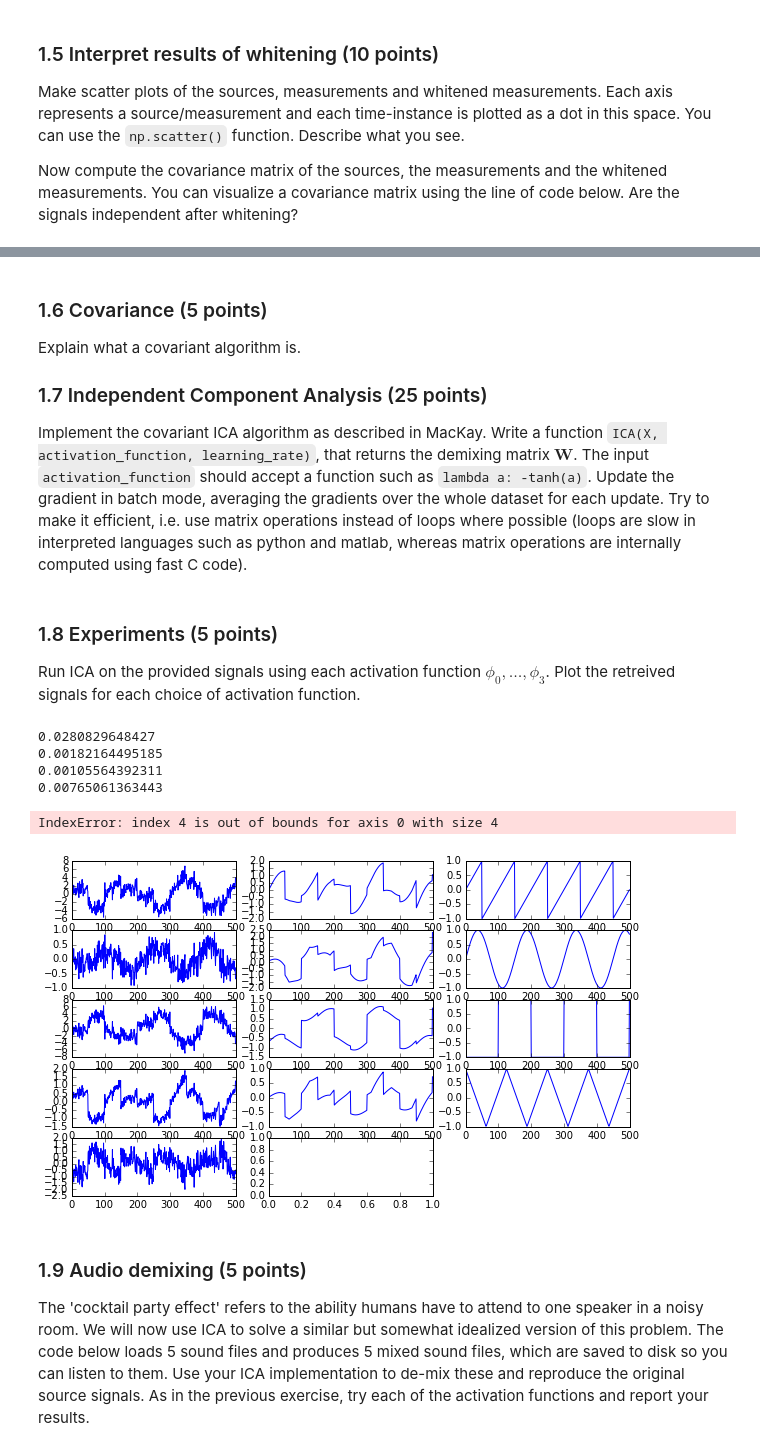
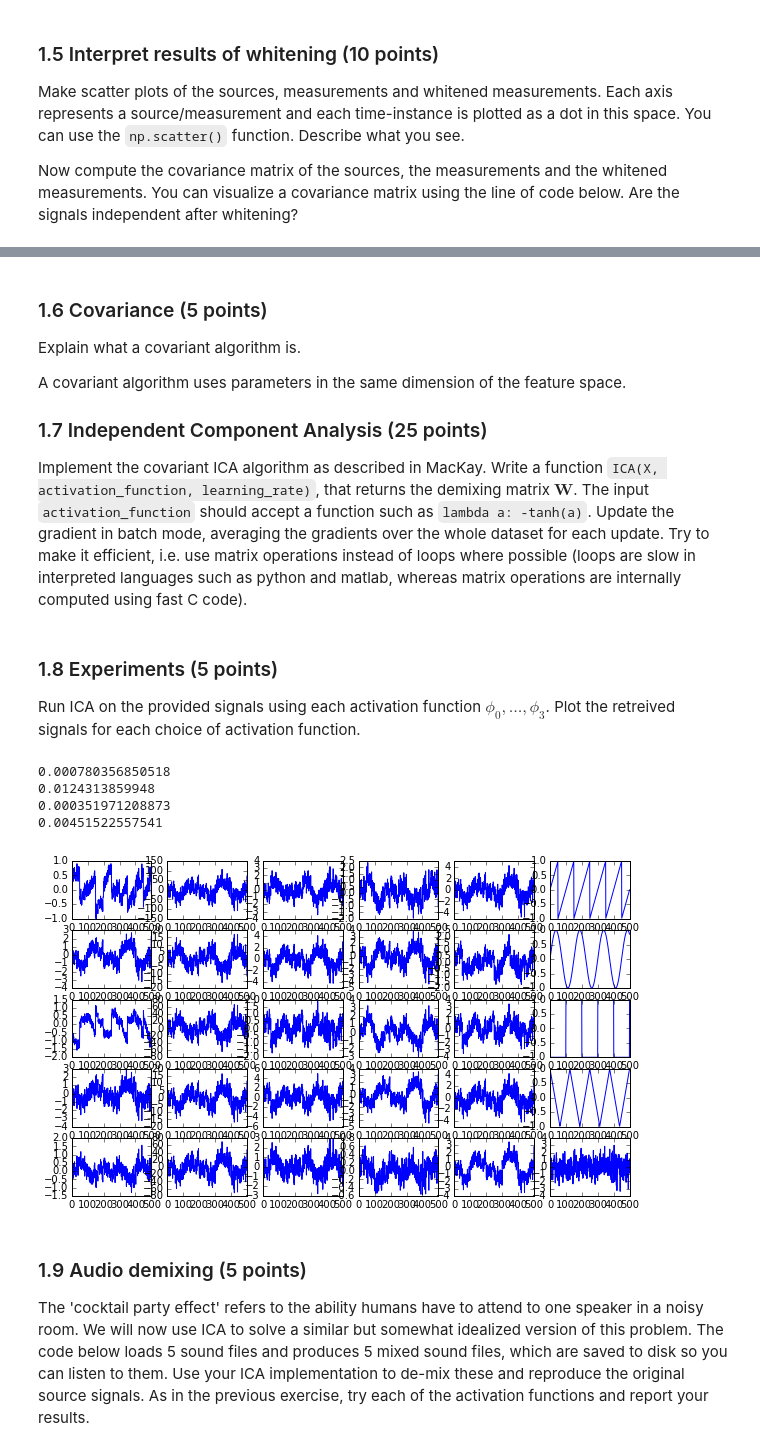
Before and after one commit to Tomaat/ML2, a Jupyter notebook: lab1/lab1.ipynb, the cells around one changed output, grey strips where cells are left out. Drawn from its saved outputs; the diff is of its cells as text; code cells hidden in the pictures.

```diff
--- a/lab1/lab1.ipynb
+++ b/lab1/lab1.ipynb
@@ -84,6 +84,6 @@ The following code generates some toy data to work with.
 num_sources = 5
 signal_length = 500
 t = linspace(0, 1, signal_length)
-S = np.c_[sawtooth(t), sine_wave(t, 0.3), square_wave(t, 0.4), triangle_wave(t, 0.25)].T#, np.random.randn(t.size)].T
+S = np.c_[sawtooth(t), sine_wave(t, 0.3), square_wave(t, 0.4), triangle_wave(t, 0.25), np.random.randn(t.size)].T
 plot_signals(S)
 # %% [output]
@@ -108,7 +108,7 @@ def plot_histograms(X):
         subplot(X.shape[0],1,i+1)
         hist(row)
 # %%
-A = random_nonsingular_matrix(4)
+A = random_nonsingular_matrix(5)
 X = make_mixtures(S,A)
 plot_histograms(X)
 # %% [output]
@@ -209,48 +209,52 @@ ax = imshow(log(abs(C)), cmap='gray', interpolation='nearest')
 ### 1.6 Covariance (5 points)
 Explain what a covariant algorithm is.
 
+A covariant algorithm uses parameters in the same dimension of the feature space.
+
 ### 1.7 Independent Component Analysis (25 points)
 Implement the covariant ICA algorithm as described in MacKay. Write a function `ICA(X, activation_function, learning_rate)`, that returns the demixing matrix $\mathbf{W}$. The input `activation_function` should accept a function such as `lambda a: -tanh(a)`. Update the gradient in batch mode, averaging the gradients over the whole dataset for each update. Try to make it efficient, i.e. use matrix operations instead of loops where possible (loops are slow in interpreted languages such as python and matlab, whereas matrix operations are internally computed using fast C code).
 # %%
-def ICA(X,activation_function, learning_rate, iters):
+def ICA(X,activation_function, learning_rate, thres=0.1):
     W = np.random.normal(0,1,(X.shape[0],)*2)
-    for i in range(iters):
+    err = 10.0
+    while err > thres:
         a = np.dot(W,X)
         z = activation_function(a)
         x_prime = np.dot(W.T,a)
         dW = W + np.dot(z,x_prime.T)
-        dW = dW / np.sum(dW)
+        s = np.sum(dW)
+        if s != 0:
+            dW = dW / s
         Wn = W + learning_rate*dW
-        er = sum((W-Wn)**2)
+        err = sum((W-Wn)**2)
         W = Wn
-    print(er)
+    print(err)
     return W
 # %% [markdown]
 ### 1.8 Experiments  (5 points)
 Run ICA on the provided signals using each activation function $\phi_0, \ldots, \phi_3$. Plot the retreived signals for each choice of activation function.
 # %%
-W = [ICA(Xw,phi[i],0.05,5000) for i in range(0,4)]
+W = [ICA(Xw,phi[i],0.05) for i in range(0,4)]
 #for i in range(0,4):
 #    figure
 #    plot_histograms(np.dot(np.linalg.inv(W),Xw))
 # %% [output]
-0.0280829648427
-0.00182164495185
-0.00105564392311
-0.00765061363443
+0.000780356850518
+0.0124313859948
+0.000351971208873
+0.00451522557541
 # %%
-
-Xn = np.dot(np.linalg.inv(W[0]),Xw)
+Xn = [np.dot(np.linalg.inv(W[j]),Xw) for j in range(0,4)]
 for i in range(5):
-    subplot(5,3,i*3+1)
-    plot(Xn[i,:])
-    subplot(5,3,i*3+2)
+    for j in range(0,4):
+        subplot(5,6,i*6+1+j)
+        plot(Xn[j][i,:])
+    subplot(5,6,i*6+5)
     plot(X[i,:])
-    subplot(5,3,i*3+3)
+    subplot(5,6,i*6+6)
     plot(S[i,:])
 # %% [output]
-IndexError: index 4 is out of bounds for axis 0 with size 4
-[figure, old version]
+[figure, new version]
 # %% [markdown]
 ### 1.9 Audio demixing (5 points)
 The 'cocktail party effect' refers to the ability humans have to attend to one speaker in a noisy room. We will now use ICA to solve a similar but somewhat idealized version of this problem. The code below loads 5 sound files and produces 5 mixed sound files, which are saved to disk so you can listen to them. Use your ICA implementation to de-mix these and reproduce the original source signals. As in the previous exercise, try each of the activation functions and report your results.
```
Also changed, not shown: parts of 5 cells of this notebook, 10 other files.
